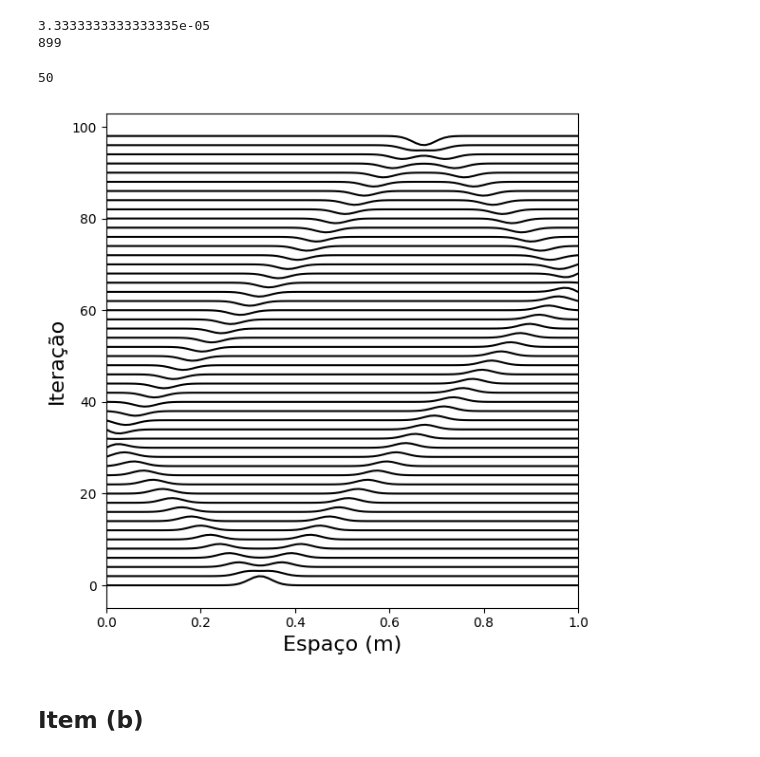
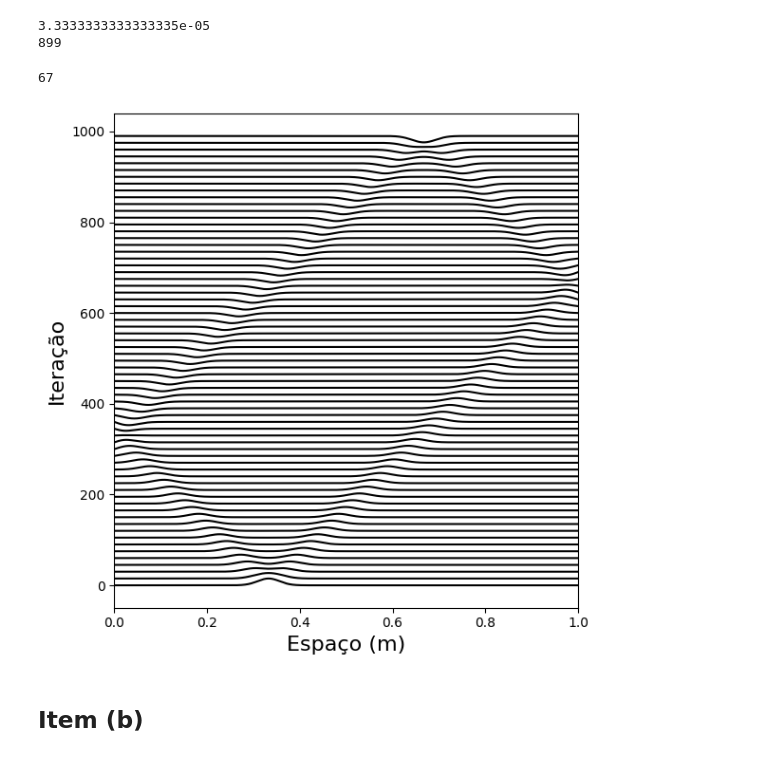
Before and after one commit to jeftersantiago/mec_estat_comp, a Jupyter notebook: projeto2/src/Graficos - Projeto 2.ipynb, the cells around one changed output. Drawn from its saved outputs; the diff is of its cells as text; code cells hidden in the pictures.

```diff
--- a/projeto2/src/Graficos - Projeto 2.ipynb
+++ b/projeto2/src/Graficos - Projeto 2.ipynb
@@ -23,33 +23,33 @@ print(nt)
 899
 # %%
 # Gráfico simples de só 1 periodo completo
-data = np.loadtxt("saida-tarefa1-a.dat", max_rows = 100)
+data = np.loadtxt("saida-tarefa1-a.dat", max_rows = 1000)
 
 Y = data.T
 X = np.linspace(0, 1, len(Y))
 
 offset_increment = 1
 offset = 0
 
 plt.figure(figsize=(6, 6))
-skip = 2
+skip = 15
 # Y = Y*dt
 for i in range(0, Y.shape[1], skip):
    plt.plot(X, skip* Y[:, i] + skip * offset, color = "black")
    offset += offset_increment
 
 print(offset)
 # plt.yticks(y_ticks)
 plt.xlabel("Espaço (m)", fontsize=16)
 plt.ylabel("Iteração", fontsize=16)
 plt.xlim(0, 1)
 plt.tight_layout()
 
 plt.savefig('../relatorio/graficos/graf-tarefa1-a.png', dpi=300, bbox_inches='tight')
 plt.show()
 # %% [output]
-50
+67
-[figure, old version]
+[figure, new version]
 # %% [markdown]
 ## Item (b)
 # %%
```
Also changed, not shown: parts of 14 cells of this notebook, 18 other files.
